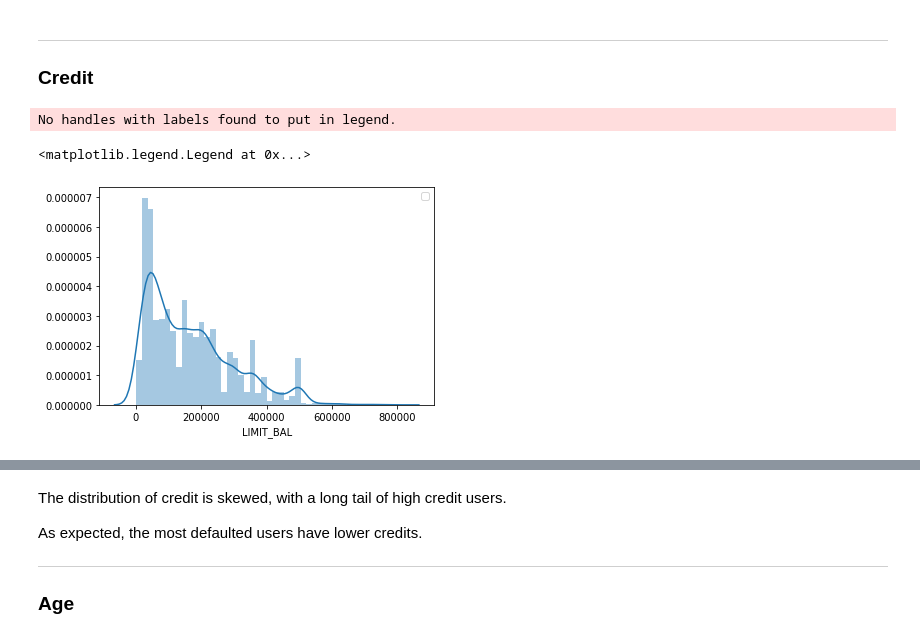
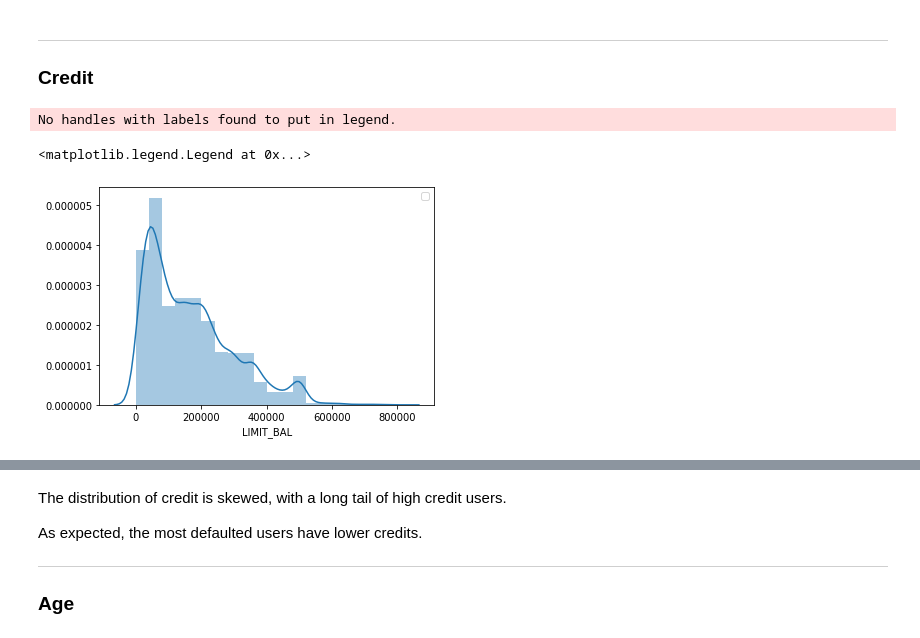
Before and after one commit to yickminglee/Reap-DS-challenge, a Jupyter notebook: Exploratory Data Analysis.ipynb, the cells around one changed output, grey strips where cells are left out. Cells and saved outputs as stored; diff of their text form; code cells hidden in the pictures.

```diff
--- a/Exploratory Data Analysis.ipynb
+++ b/Exploratory Data Analysis.ipynb
@@ -305,10 +306,10 @@ There are
 
 ### Credit
 # %%
-sns.distplot( df_explore['LIMIT_BAL'])
+sns.distplot( df_explore['LIMIT_BAL'], bins=20)
 plt.legend()
 # %% [output]
 No handles with labels found to put in legend.
 <matplotlib.legend.Legend at 0x...>
-[figure, old version]
+[figure, new version]
 # %%
```
Also changed, not shown: parts of 50 cells of this notebook, 1 other file.
